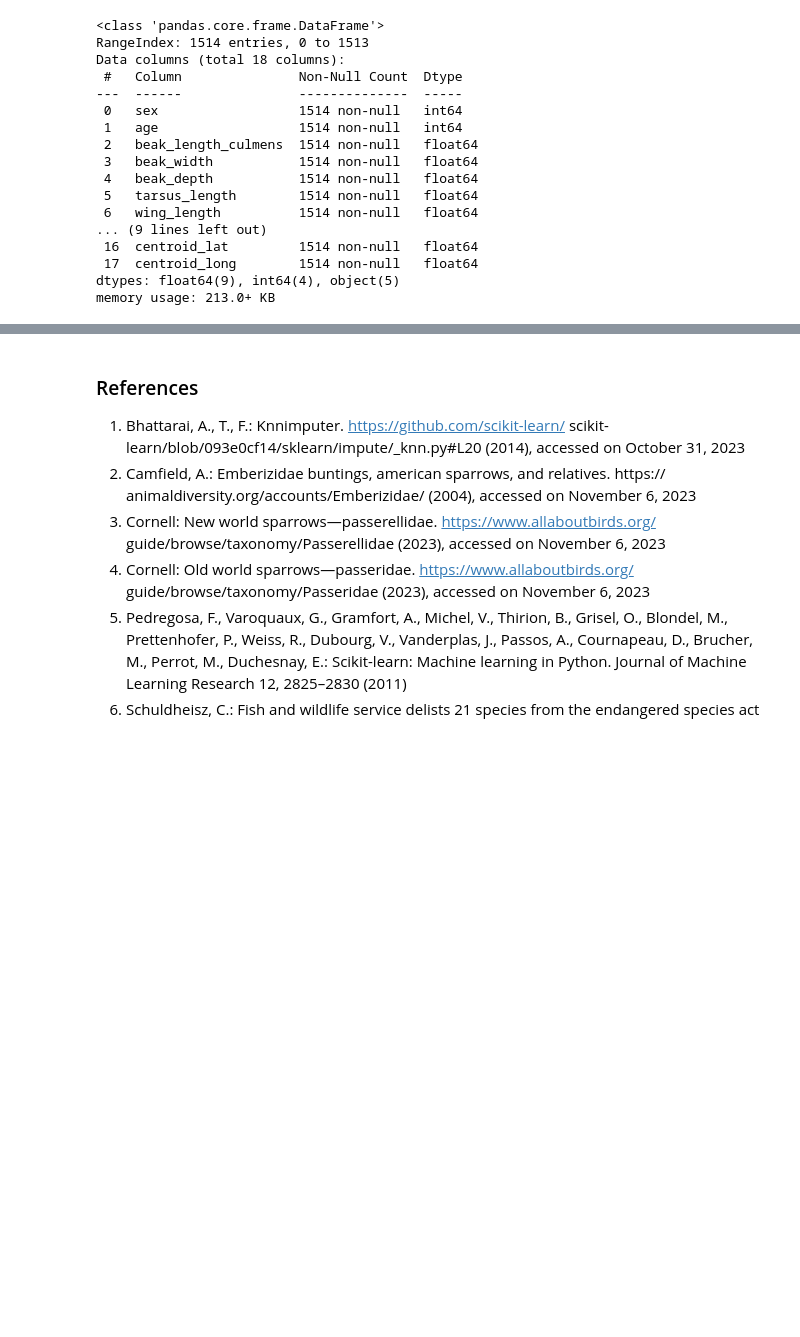
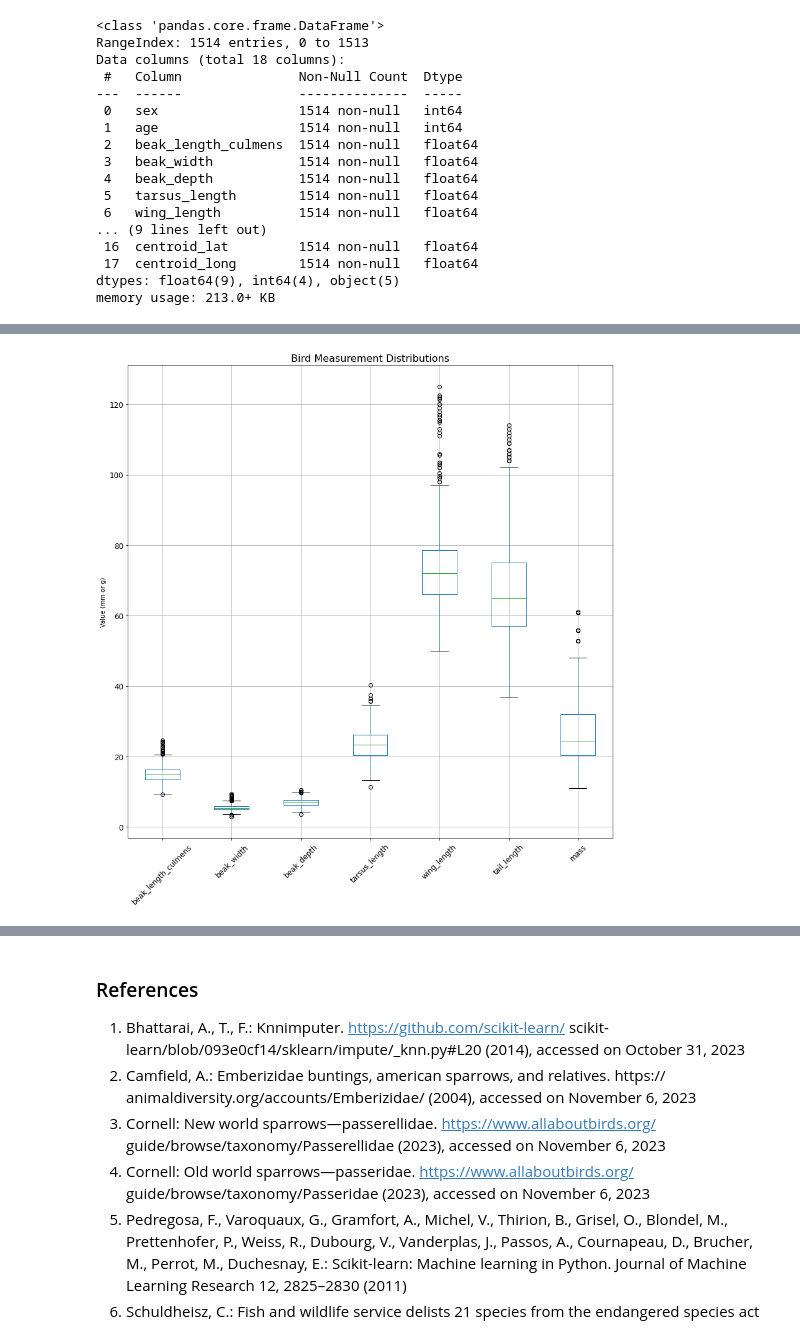
Before and after one commit to bethharvey/capstone-project, a Jupyter notebook: avonet_bird_identification.ipynb, the cells around one changed output, grey strips where cells are left out. Saved outputs shown, nothing was run; the diff lists cells and outputs as text; code cells hidden in the pictures; blank space fills up the shorter version.

```diff
--- a/avonet_bird_identification.ipynb
+++ b/avonet_bird_identification.ipynb
@@ -273,0 +437,10 @@ sparrows.describe(include = 'all')
+# %%
+# View boxplots of continuous numeric variables
+# Centroid lat and long to be plotted separately because the scales are very different than the other variables
+sparrows.boxplot(column = ['beak_length_culmens', 'beak_width', 'beak_depth', 'tarsus_length', 'wing_length',
+                          'tail_length', 'mass'], fontsize = 12, rot = 45, figsize = (14, 14))
+plt.title('Bird Measurement Distributions', fontsize = 16)
+plt.ylabel('Value (mm or g)')
+plt.show()
+# %% [output]
+[figure, added]
```
Also changed, not shown: parts of 33 cells of this notebook, 1 other file.
